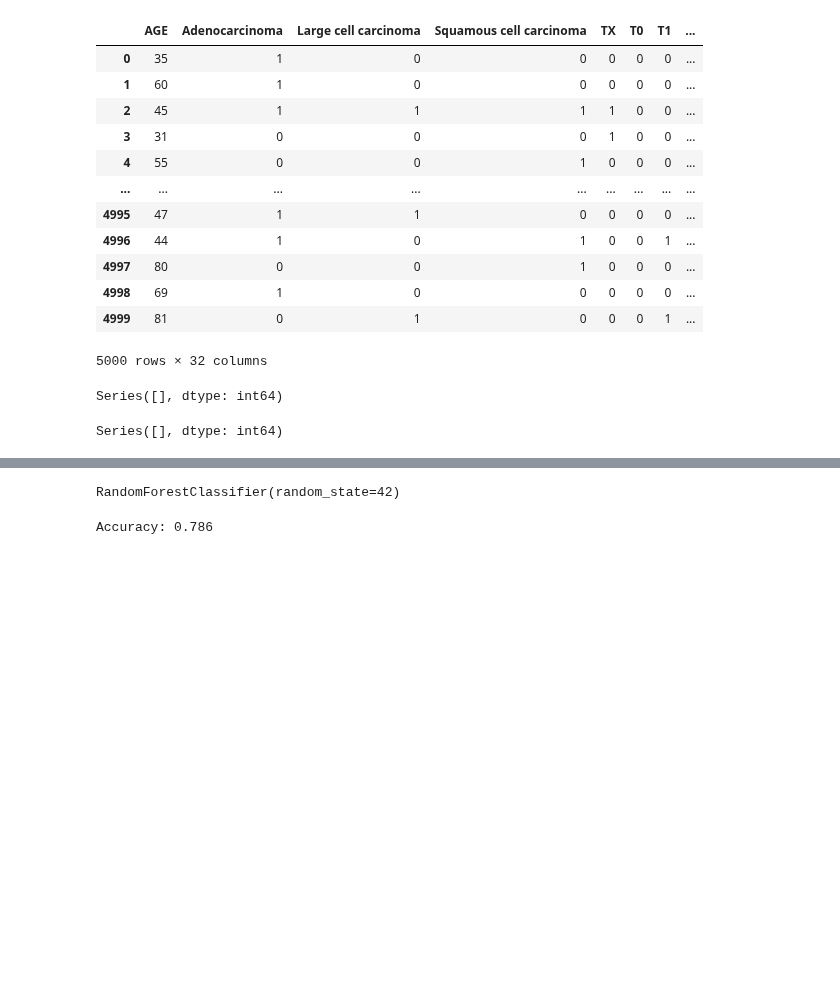
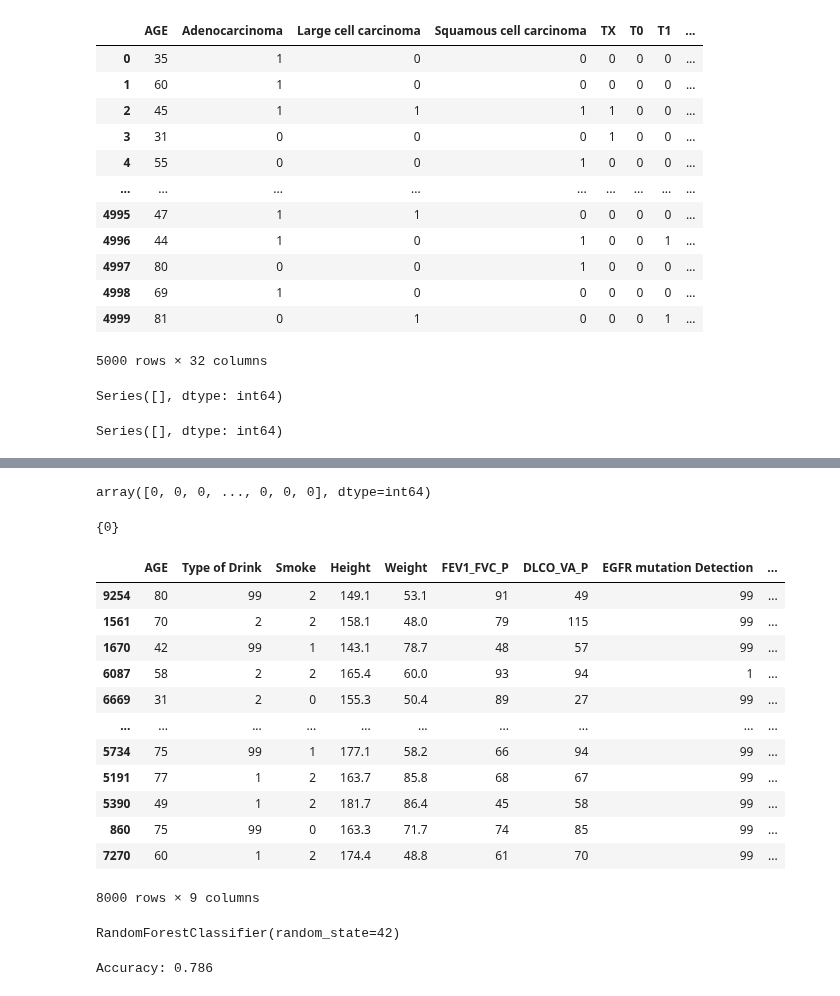
Before and after one commit to ben8169/Study, a Jupyter notebook: ml_class/second_kaggle_project/main.ipynb, the cells around one changed output, grey strips where cells are left out. Drawn from its saved outputs; the diff is of its cells as text; code cells hidden in the pictures; blank space fills up the shorter version.

```diff
--- a/ml_class/second_kaggle_project/main.ipynb
+++ b/ml_class/second_kaggle_project/main.ipynb
@@ -64,6 +64,49 @@ X = train.iloc[:,:-1]
 y = train.iloc[:,-1]
 # %%
 X_train, X_test, y_train, y_test = train_test_split(X, y, test_size=0.2, random_state=42)
+# %%
+from sklearn.svm import SVC
+
+svm_model = SVC(probability=True)
+svm_model.fit(X_train, y_train)
+y_pred_svm = svm_model.predict(X_test)
+y_pred_svm
+# y_pred_svm = svm_model.score(X_test,y_test)
+# y_pred_svm
+# %% [output]
+array([0, 0, 0, ..., 0, 0, 0], dtype=int64)
+# %%
+X = train[nume_col_train]
+y = train['Death']
+X_train, X_test, y_train, y_test = train_test_split(X, y, test_size=0.2, random_state=42)
+from sklearn.svm import SVC
+
+svm_model = SVC()
+svm_model.fit(X_train, y_train)
+y_pred_svm = svm_model.predict(X_test)
+
+# y_pred_svm = svm_model.score(X_test,y_test)
+# y_pred_svm
+# %%
+set(y_pred_svm)
+# %% [output]
+{0}
+# %%
+X_train
+# %% [output]
+|  | AGE | Type of Drink | Smoke | Height | Weight | FEV1_FVC_P | DLCO_VA_P | EGFR mutation Detection | ... |
+| 9254 | 80 | 99 | 2 | 149.1 | 53.1 | 91 | 49 | 99 | ... |
+| 1561 | 70 | 2 | 2 | 158.1 | 48.0 | 79 | 115 | 99 | ... |
+| 1670 | 42 | 99 | 1 | 143.1 | 78.7 | 48 | 57 | 99 | ... |
+| 6087 | 58 | 2 | 2 | 165.4 | 60.0 | 93 | 94 | 1 | ... |
+| 6669 | 31 | 2 | 0 | 155.3 | 50.4 | 89 | 27 | 99 | ... |
+| ... | ... | ... | ... | ... | ... | ... | ... | ... | ... |
+| 5734 | 75 | 99 | 1 | 177.1 | 58.2 | 66 | 94 | 99 | ... |
+| 5191 | 77 | 1 | 2 | 163.7 | 85.8 | 68 | 67 | 99 | ... |
+| 5390 | 49 | 1 | 2 | 181.7 | 86.4 | 45 | 58 | 99 | ... |
+| 860 | 75 | 99 | 0 | 163.3 | 71.7 | 74 | 85 | 99 | ... |
+| 7270 | 60 | 1 | 2 | 174.4 | 48.8 | 61 | 70 | 99 | ... |
+8000 rows × 9 columns
 # %%
 model = RandomForestClassifier(n_estimators=100, random_state=42)
 model.fit(X_train, y_train)
```
Also changed, not shown: parts of 35 cells of this notebook, 1 other file.
